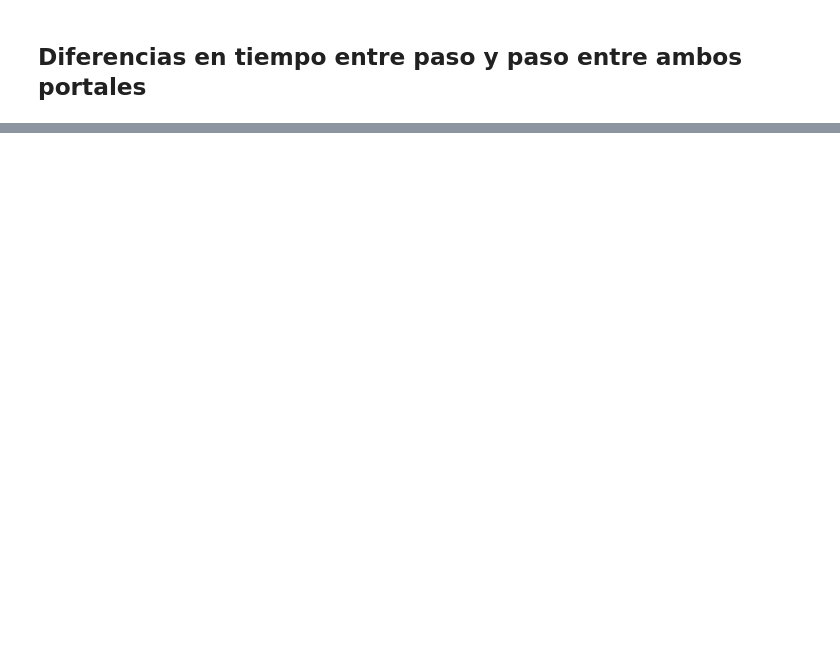
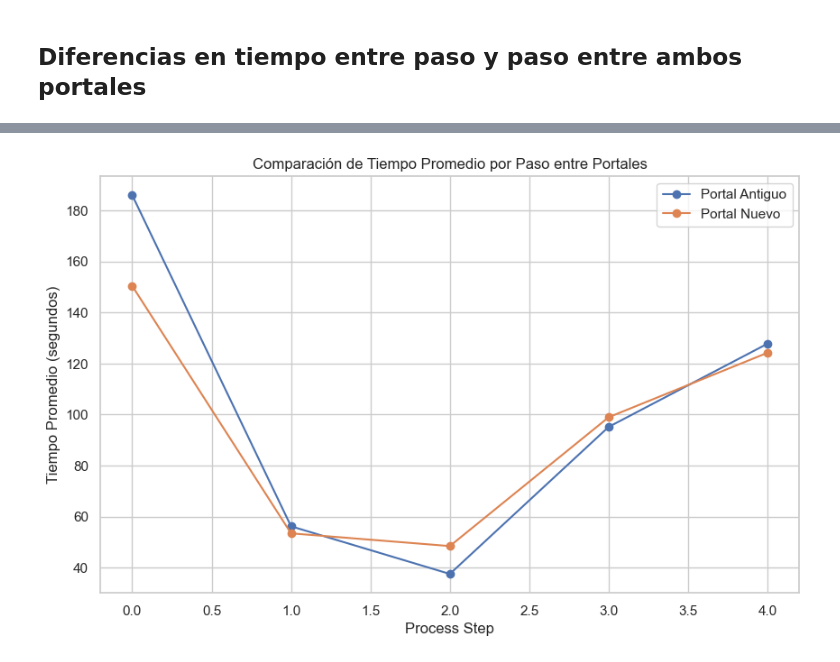
Before and after one commit to ivanalonsom/Project5_EDA_Inferential_Stats, a Jupyter notebook: main.ipynb, the cells around one changed output, grey strips where cells are left out. Drawn from its saved outputs; the diff is of its cells as text; code cells hidden in the pictures; blank space fills up the shorter version.

```diff
--- a/main.ipynb
+++ b/main.ipynb
@@ -411,0 +477,17 @@ plt.show()
+# %%
+# Recalcular la diferencia de tiempo entre pasos consecutivos por visita
+# Asegúrate de que el DataFrame esté ordenado por client_id, visit_id y date_time antes de calcular la diferencia.
+df_sorted = df_sorted.sort_values(by=['client_id', 'visit_id', 'date_time'])
+df_sorted['time_diff'] = df_sorted.groupby(['client_id', 'visit_id'])['date_time'].diff()
+
+# Eliminar filas con valores NaT en 'time_diff' (son las primeras filas de cada visita)
+df_sorted = df_sorted.dropna(subset=['time_diff'])
+
+# Crear una nueva columna con la diferencia de tiempo en segundos para un análisis más fácil
+df_sorted['time_diff_seconds'] = df_sorted['time_diff'].dt.total_seconds()
+
+# Crear la tabla con las columnas necesarias: client_id, visit_id, process_step, variation, date, time, time_diff_seconds
+df_steps_diff = df_sorted[['client_id', 'visit_id', 'process_step', 'variation', 'date', 'time', 'time_diff_seconds']]
+
+# Mostrar los primeros registros para verificar
+print(df_steps_diff.head())
@@ -411,0 +508,28 @@ plt.show()
+# %%
+# Calcular el tiempo promedio por paso para cada portal
+mean_time_antiguo = df_sorted[df_sorted['variation'] == 0].groupby('process_step')['time_diff_seconds'].mean()
+mean_time_nuevo = df_sorted[df_sorted['variation'] == 1].groupby('process_step')['time_diff_seconds'].mean()
+
+# Crear un DataFrame con las diferencias de tiempo promedio por paso para ambos portales
+df_mean_time = pd.DataFrame({
+    'Portal Antiguo': mean_time_antiguo,
+    'Portal Nuevo': mean_time_nuevo
+})
+
+# Eliminar filas con valores NaN en cualquier columna (si las hay)
+df_mean_time.dropna(inplace=True)
+
+# Crear el gráfico comparativo de líneas
+plt.figure(figsize=(10, 6))
+plt.plot(df_mean_time.index, df_mean_time['Portal Antiguo'], marker='o', label='Portal Antiguo')
+plt.plot(df_mean_time.index, df_mean_time['Portal Nuevo'], marker='o', label='Portal Nuevo')
+
+# Personalizar el gráfico
+plt.title('Comparación de Tiempo Promedio por Paso entre Portales')
+plt.xlabel('Process Step')
+plt.ylabel('Tiempo Promedio (segundos)')
+plt.grid(True)
+plt.legend()
+plt.show()
+# %% [output]
+[figure, added]
```
Also changed, not shown: parts of 10 cells of this notebook.
